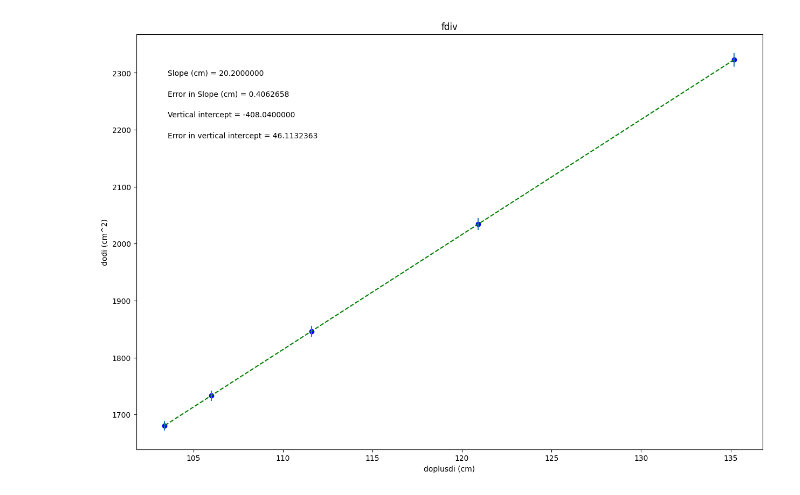
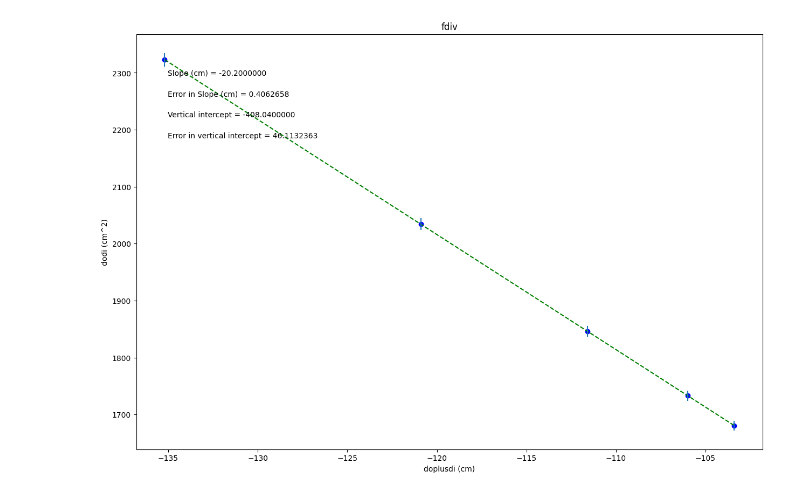
Before and after one commit to Colt980/Lab-218, a Jupyter notebook: F_div.ipynb, the cells around one changed output. Cells and saved outputs as stored; diff of their text form; code cells hidden in the pictures.

```diff
--- a/F_div.ipynb
+++ b/F_div.ipynb
@@ -19,7 +19,7 @@ import matplotlib.pyplot as plt
 #variable names should start with a letter and must contain only letters, numbers, and underscores
 
 
-doplusdi = np.array([135.2,120.9,111.6,106,103.4])
+doplusdi = np.array([-135.2,-120.9,-111.6,-106,-103.4])
 
 dodi = np.array([2323,2034.14,1846.28,1733.16,1680.64])
 
@@ -92,31 +92,31 @@ elif annotation_placement==3 or annotation_placement==4:
 #Don't need to change anything in this section!
 
 #Plot data on graph. Plot error bars and place values for slope,
 #error in slope, and vertical intercept (plus error) on the plot using "annotate"
 
 plt.figure(figsize=(15,10))
 
 plt.plot(x, fit, color='green', linestyle='--')
 plt.scatter(x, y, color='blue', marker='o')
 
 plt.xlabel(x_label)
 plt.ylabel(y_label)
 plt.title(plot_title)
 
 plt.errorbar(x, y, yerr=dy, xerr=None, fmt="none") #don't need to plot x error bars
 
 plt.annotate('Slope ({}) = {value:.{digits}f}'.format(slope_units,value=m, digits=7),
              (xpos, ypos[0]), xycoords='axes fraction')
 
 plt.annotate('Error in Slope ({}) = {value:.{digits}f}'.format(slope_units,value=dm, digits=7),
              (xpos, ypos[1]), xycoords='axes fraction')
 
 plt.annotate('Vertical intercept = {value:.{digits}f}'.format(value=b, digits=7),
              (xpos, ypos[2]), xycoords='axes fraction')
 
 plt.annotate('Error in vertical intercept = {value:.{digits}f}'.format(value=db, digits=7),
              (xpos, ypos[3]), xycoords='axes fraction')
 
 plt.show()
 # %% [output]
-[figure, old version]
+[figure, new version]
```
